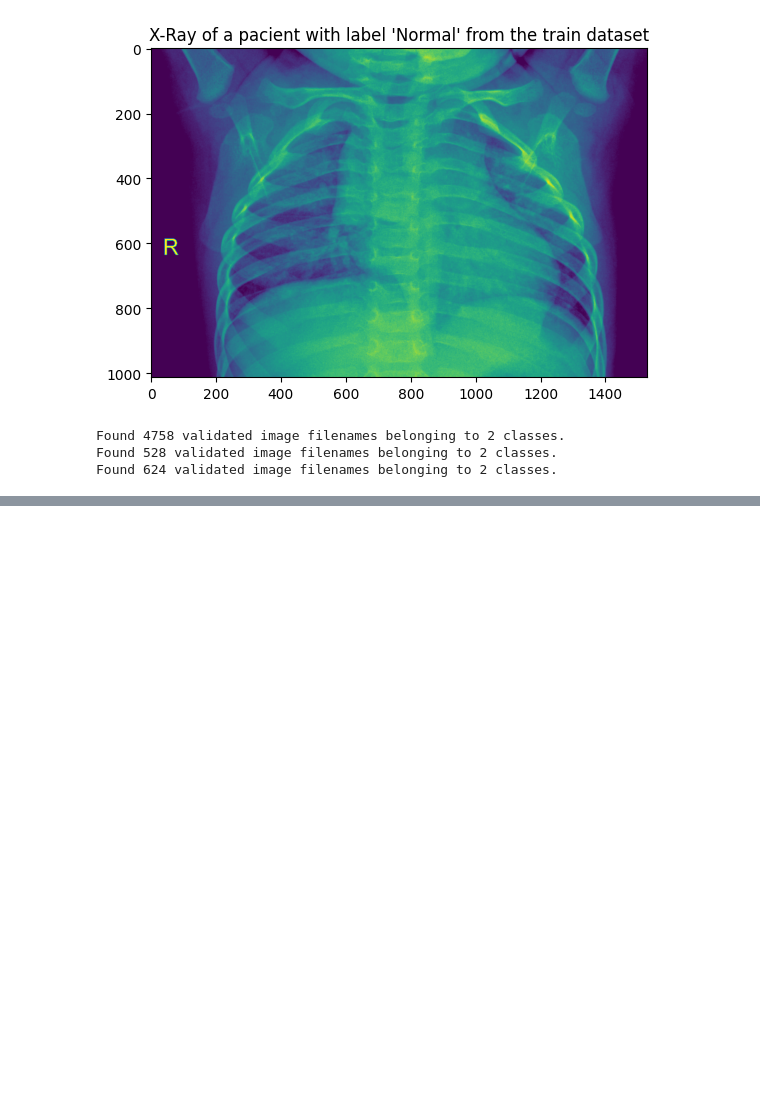
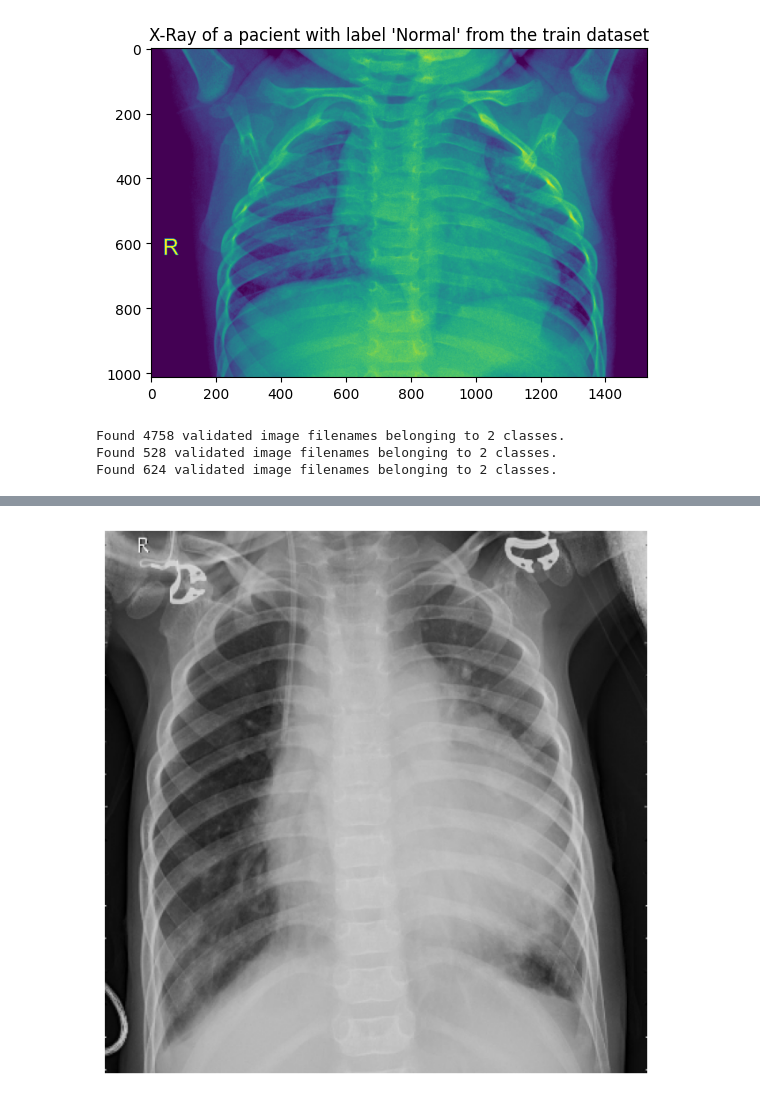
Before and after one commit to MPedraBento/chest-xray-pneumonia, a Jupyter notebook: chest.ipynb, the cells around one changed output, grey strips where cells are left out. Saved outputs shown, nothing was run; the diff lists cells and outputs as text; code cells hidden in the pictures; blank space fills up the shorter version.

```diff
--- a/chest.ipynb
+++ b/chest.ipynb
@@ -254,0 +349,7 @@ plt.show()
+# %%
+plt.figure(figsize=(8, 8))
+plt.imshow(img_saliency)
+plt.axis('off')
+plt.show()
+# %% [output]
+[figure, added]
```
Also changed, not shown: parts of 31 cells of this notebook.
